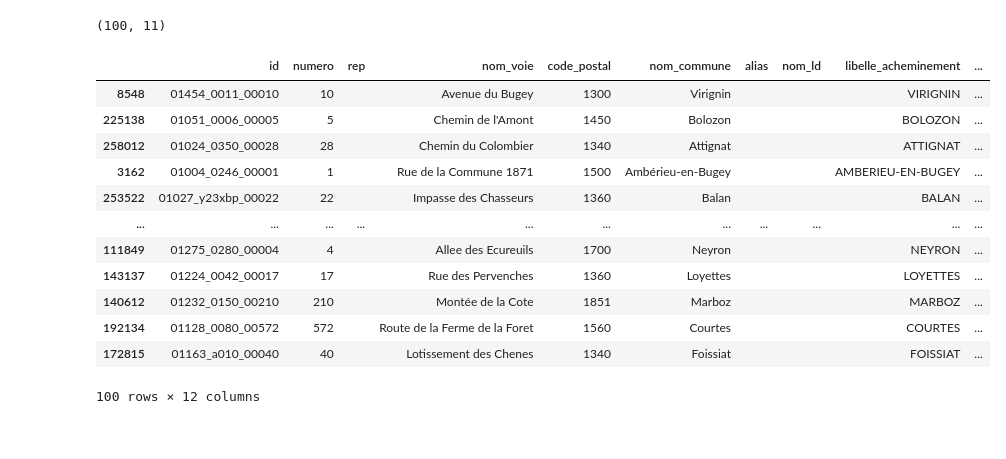
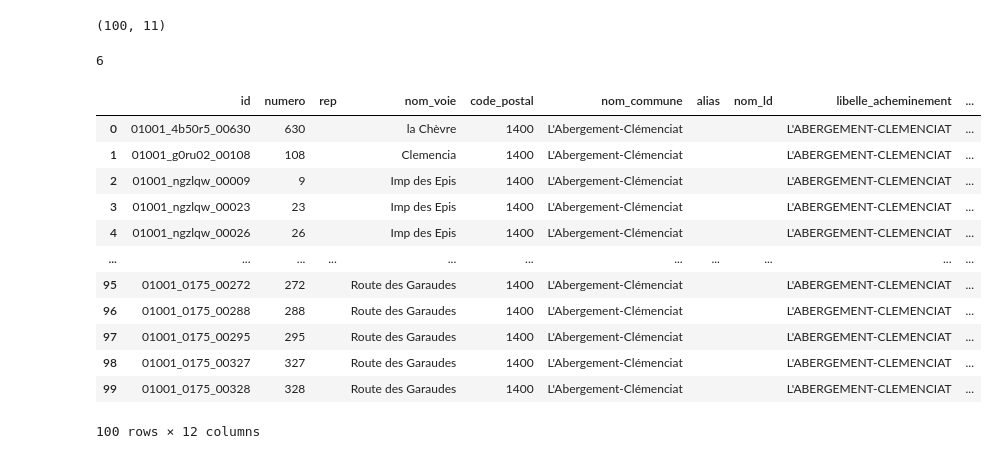
Before and after one commit to chaindatax/b4b, a Jupyter notebook: ficaba-test.ipynb, the cells around one changed output. Saved outputs shown, nothing was run; the diff lists cells and outputs as text; code cells hidden in the pictures.

Commit message:
feat(ficoba_addresses): test dataset gives good results

```diff
--- a/ficaba-test.ipynb
+++ b/ficaba-test.ipynb
@@ -593,3 +588,0 @@ df_addresses.replace('_1', '', regex=True, inplace=True)
-# %%
-df_addresses.drop_duplicates(['nom_voie', 'nom_commune', 'nom_ld'], inplace=True)
-df_addresses.head(100)
@@ -681,17 +660,15 @@ df_addresses.head(50)
 # %% [markdown]
 ### Testing
 # %%
-def score_ban_from_split(split: Address, ban: pd.Series, _print: bool = False) -> tuple[int, int]:
+def score_ban_from_split(split: Address, ban: pd.Series) -> tuple[int, int]:
     """
     Defines a score to compare an Address object and a pd.Series of BAN
     :param split: Address object
     :param ban: pd.Series row of BAN Dataframe
-    :param _print: print the input objects (debug purposes)
     :return: score from 0 to 6 and _score one hot encoded from 0 to 111111
     """
-    if _print:
-        print(split)
-        print(ban)
+    # print(split)
+    # print(ban)
     _score = 0
     if split.street_number == str(ban['numero']): _score += 1
     if (not (bool(split.street_multiplier) | bool(ban['rep']))) | (
@@ -783,7 +761,7 @@ Name: 116029, dtype: object
 (6, 111111)
 # %%
-row = df_addresses.iloc[5546]
+row = df_addresses.iloc[55466]
 split_adr = Address(**chain.invoke({"address": row['full_add']}))
-score = score_ban_from_split(split_adr, row, 1)
+score = score_ban_from_split(split_adr, row)
 score
 # %% [output]
@@ -812,5 +790,5 @@ df_addresses.shape
 # %%
-df_test = df_addresses.sample(100).copy()
+df_test = df_addresses[:100].copy()
 df_test.shape
 # %% [output]
 (100, 11)
@@ -818,21 +796,25 @@ df_test.shape
 def score_row(_row : pd.Series) -> tuple[int, int]:
     _split_adr = Address(**chain.invoke({"address": row['full_add']}))
     return score_ban_from_split(_split_adr, row)
+# %%
+score_row(df_addresses.iloc[55466])
+# %% [output]
+6
 # %%
 df_test['score'] = df_test.apply(lambda _row: score_row(_row), axis=1)
 # %%
-df_test.head(100)
+df_test
 # %% [output]
 |  | id | numero | rep | nom_voie | code_postal | nom_commune | alias | nom_ld | libelle_acheminement | ... |
-| 8548 | 01454_0011_00010 | 10 |  | Avenue du Bugey | 1300 | Virignin |  |  | VIRIGNIN | ... |
-| 225138 | 01051_0006_00005 | 5 |  | Chemin de l'Amont | 1450 | Bolozon |  |  | BOLOZON | ... |
-| 258012 | 01024_0350_00028 | 28 |  | Chemin du Colombier | 1340 | Attignat |  |  | ATTIGNAT | ... |
-| 3162 | 01004_0246_00001 | 1 |  | Rue de la Commune 1871 | 1500 | Ambérieu-en-Bugey |  |  | AMBERIEU-EN-BUGEY | ... |
-| 253522 | 01027_y23xbp_00022 | 22 |  | Impasse des Chasseurs | 1360 | Balan |  |  | BALAN | ... |
+| 0 | 01001_4b50r5_00630 | 630 |  | la Chèvre | 1400 | L'Abergement-Clémenciat |  |  | L'ABERGEMENT-CLEMENCIAT | ... |
+| 1 | 01001_g0ru02_00108 | 108 |  | Clemencia | 1400 | L'Abergement-Clémenciat |  |  | L'ABERGEMENT-CLEMENCIAT | ... |
+| 2 | 01001_ngzlqw_00009 | 9 |  | Imp des Epis | 1400 | L'Abergement-Clémenciat |  |  | L'ABERGEMENT-CLEMENCIAT | ... |
+| 3 | 01001_ngzlqw_00023 | 23 |  | Imp des Epis | 1400 | L'Abergement-Clémenciat |  |  | L'ABERGEMENT-CLEMENCIAT | ... |
+| 4 | 01001_ngzlqw_00026 | 26 |  | Imp des Epis | 1400 | L'Abergement-Clémenciat |  |  | L'ABERGEMENT-CLEMENCIAT | ... |
 | ... | ... | ... | ... | ... | ... | ... | ... | ... | ... | ... |
-| 111849 | 01275_0280_00004 | 4 |  | Allee des Ecureuils | 1700 | Neyron |  |  | NEYRON | ... |
-| 143137 | 01224_0042_00017 | 17 |  | Rue des Pervenches | 1360 | Loyettes |  |  | LOYETTES | ... |
-| 140612 | 01232_0150_00210 | 210 |  | Montée de la Cote | 1851 | Marboz |  |  | MARBOZ | ... |
-| 192134 | 01128_0080_00572 | 572 |  | Route de la Ferme de la Foret | 1560 | Courtes |  |  | COURTES | ... |
-| 172815 | 01163_a010_00040 | 40 |  | Lotissement des Chenes | 1340 | Foissiat |  |  | FOISSIAT | ... |
+| 95 | 01001_0175_00272 | 272 |  | Route des Garaudes | 1400 | L'Abergement-Clémenciat |  |  | L'ABERGEMENT-CLEMENCIAT | ... |
+| 96 | 01001_0175_00288 | 288 |  | Route des Garaudes | 1400 | L'Abergement-Clémenciat |  |  | L'ABERGEMENT-CLEMENCIAT | ... |
+| 97 | 01001_0175_00295 | 295 |  | Route des Garaudes | 1400 | L'Abergement-Clémenciat |  |  | L'ABERGEMENT-CLEMENCIAT | ... |
+| 98 | 01001_0175_00327 | 327 |  | Route des Garaudes | 1400 | L'Abergement-Clémenciat |  |  | L'ABERGEMENT-CLEMENCIAT | ... |
+| 99 | 01001_0175_00328 | 328 |  | Route des Garaudes | 1400 | L'Abergement-Clémenciat |  |  | L'ABERGEMENT-CLEMENCIAT | ... |
 100 rows × 12 columns
```
Also changed, not shown: parts of 12 cells of this notebook.
